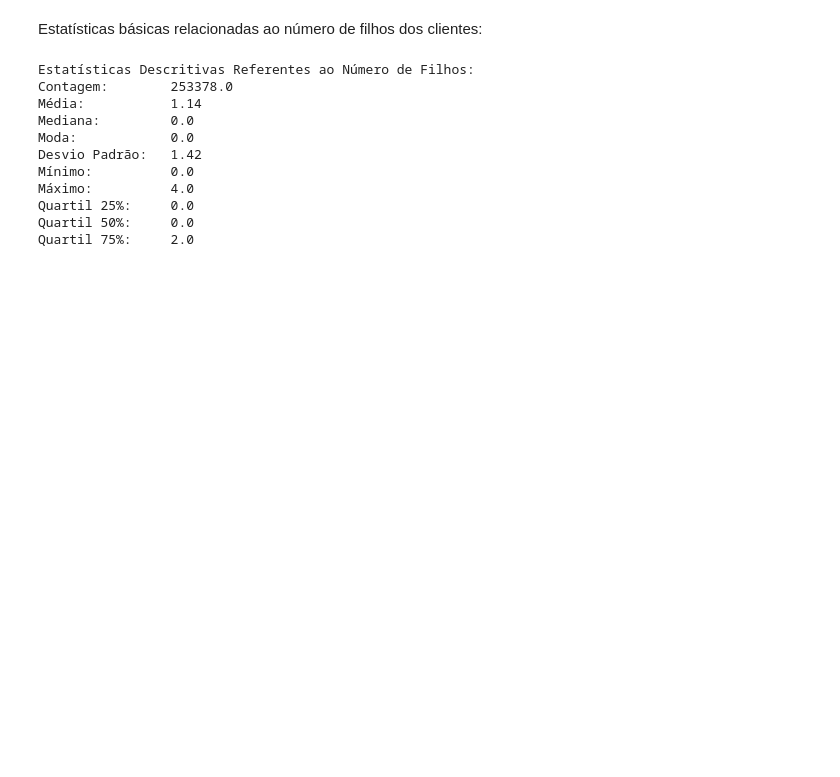
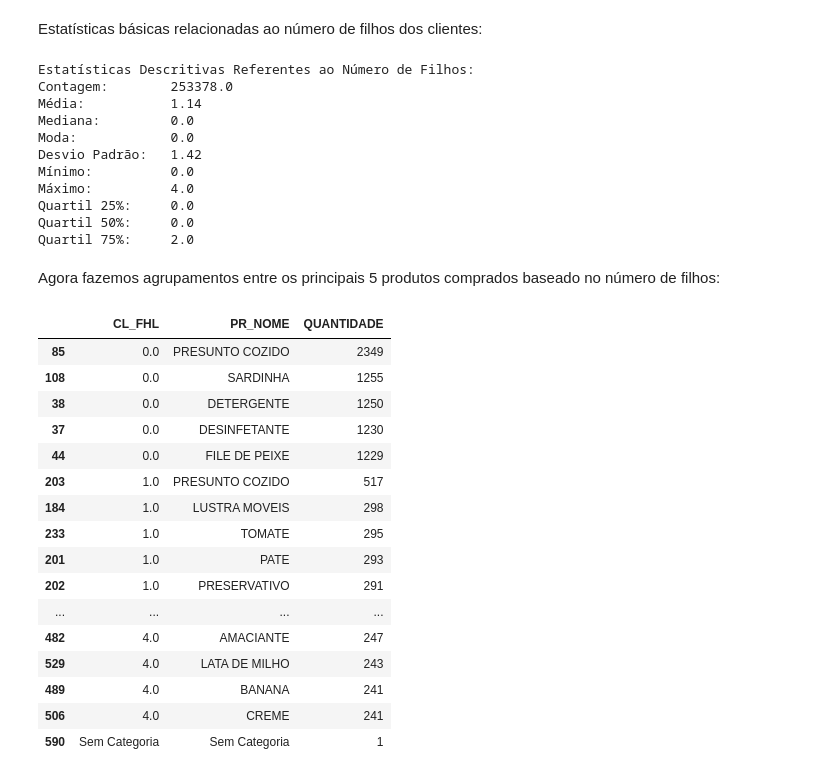
Before and after one commit to teoteoh/sctec_aulas, a Jupyter notebook: Miniprojeto_TeodoraCosta_Analise_de_Dados_TI.ipynb, the cells around one changed output. Cells and saved outputs as stored; diff of their text form; code cells hidden in the pictures; blank space fills up the shorter version.

```diff
--- a/Miniprojeto_TeodoraCosta_Analise_de_Dados_TI.ipynb
+++ b/Miniprojeto_TeodoraCosta_Analise_de_Dados_TI.ipynb
@@ -178,3 +178,27 @@ Máximo:          4.0
 Quartil 25%:     0.0
 Quartil 50%:     0.0
 Quartil 75%:     2.0
+# %% [markdown]
+Agora fazemos agrupamentos entre os principais 5 produtos comprados baseado no número de filhos:
+# %%
+prod_por_filhos = df.groupby(['CL_FHL', 'PR_NOME']).size().reset_index(name='QUANTIDADE').sort_values(['CL_FHL', 'QUANTIDADE'], ascending=[True, False])
+
+display(prod_por_filhos.groupby('CL_FHL').head(5))
+# %% [output]
+|  | CL_FHL | PR_NOME | QUANTIDADE |
+| 85 | 0.0 | PRESUNTO COZIDO | 2349 |
+| 108 | 0.0 | SARDINHA | 1255 |
+| 38 | 0.0 | DETERGENTE | 1250 |
+| 37 | 0.0 | DESINFETANTE | 1230 |
+| 44 | 0.0 | FILE DE PEIXE | 1229 |
+| 203 | 1.0 | PRESUNTO COZIDO | 517 |
+| 184 | 1.0 | LUSTRA MOVEIS | 298 |
+| 233 | 1.0 | TOMATE | 295 |
+| 201 | 1.0 | PATE | 293 |
+| 202 | 1.0 | PRESERVATIVO | 291 |
+| ... | ... | ... | ... |
+| 482 | 4.0 | AMACIANTE | 247 |
+| 529 | 4.0 | LATA DE MILHO | 243 |
+| 489 | 4.0 | BANANA | 241 |
+| 506 | 4.0 | CREME | 241 |
+| 590 | Sem Categoria | Sem Categoria | 1 |
```
Also changed, not shown: parts of 2 cells of this notebook.
